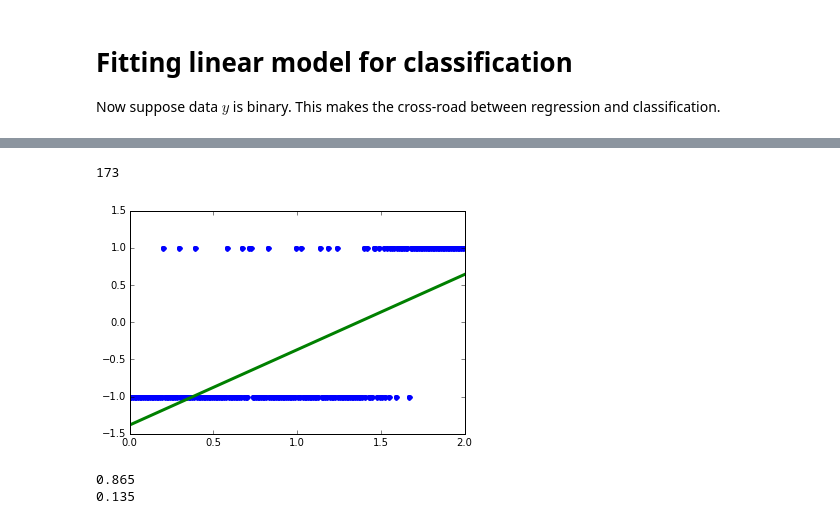
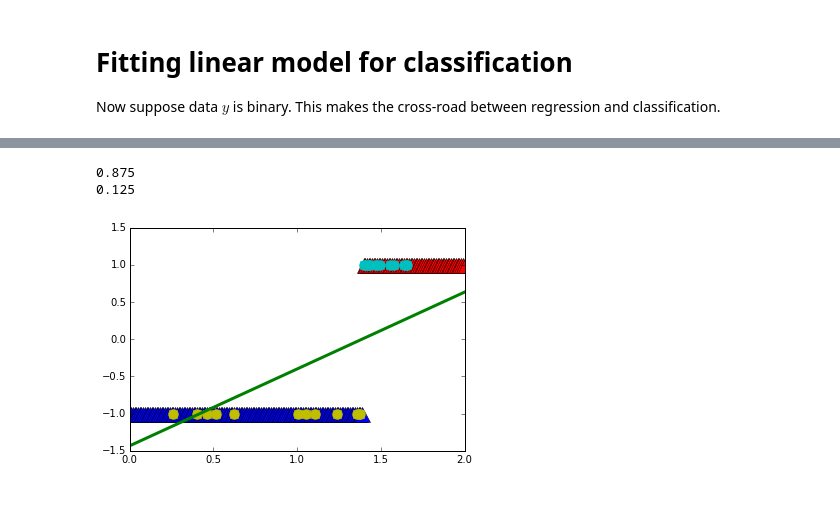
Before and after one commit to vahidpartovinia/pythonworkshop, a Jupyter notebook: ipython/chapter03.ipynb, the cells around one changed output, grey strips where cells are left out. Saved outputs shown, nothing was run; the diff lists cells and outputs as text; code cells hidden in the pictures.

```diff
--- a/ipython/chapter03.ipynb
+++ b/ipython/chapter03.ipynb
@@ -78,16 +78,23 @@ plt.ylim(-1.5,1.5)
 # %%
 lr.fit(x_tr[:, np.newaxis],z)
 z_hat=lr.predict(x_tr[:, np.newaxis])
-plt.plot(x_tr,z,".",mew=3);
-plt.ylim(-1.5,1.5)
-plt.plot(x_tr,z_hat,"-g",lw=3);
 z_class= 2*(z_hat>0)-1
-# %% [output]
-173
-[figure, removed]
-# %%
-print np.mean(z_class==z)
-print np.mean(z_class!=z)
-# %% [output]
-0.865
-0.135
+# %%
+def plotbc(x, y,z):
+    plt.plot(x[z==1],z[z==1],"^r", markersize=15)
+    plt.plot(x[z==-1],z[z==-1],"^b", markersize=15)
+
+    plt.plot(x[(z==-1) & (y==1)],z[(z==-1) & (y==1)],".y", markersize=20)
+    plt.plot(x[(z==1) & (y==-1)],z[(z==1) & (y==-1)],".c", markersize=20)
+    plt.ylim(-1.5,1.5)
+def precision(y, z):
+    print np.mean(y==z)
+    print np.mean(y!=z)
+
+plotbc(x_tr, z, z_class)
+plt.plot(x_tr,z_hat,"-g",lw=3);
+precision(z_class, z)
+# %% [output]
+0.875
+0.125
+[figure, added]
```
Also changed, not shown: parts of 13 cells of this notebook, 4 other files.
